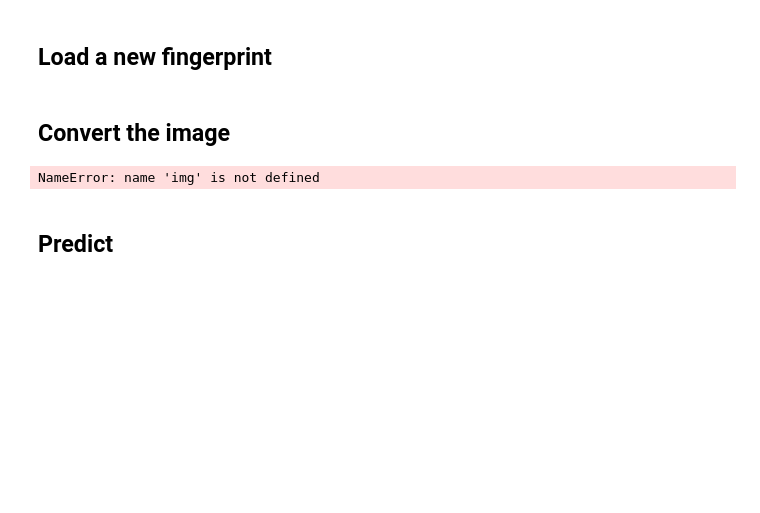
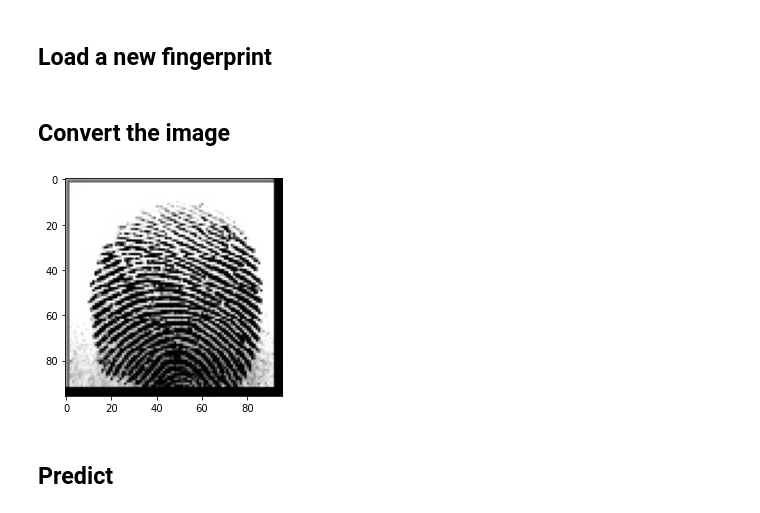
Before and after one commit to redhat-na-ssa/demo-rosa-sagemaker, a Jupyter notebook: notebooks/fingerprint/model_train_s3_leftright.ipynb, the cells around one changed output. Saved outputs shown, nothing was run; the diff lists cells and outputs as text; code cells hidden in the pictures; blank space fills up the shorter version.

```diff
--- a/notebooks/fingerprint/model_train_S3_LR.ipynb
+++ b/notebooks/fingerprint/model_train_s3_leftright.ipynb
@@ -637,10 +637,28 @@ model = keras.models.load_model( scratch_path + '/model/left-right-print-predict
 # %% [markdown]
 ## Convert the image
 # %%
+# un/comment test a print
+#path = scratch_path + '/real/1__M_Right_ring_finger.png'
+path = scratch_path + '/real/380__M_Right_index_finger.png'
+#path = scratch_path + '/real/466__F_Right_thumb_finger.png'
+#path = scratch_path + '/real/1__M_Left_little_finger.png'
+#path = scratch_path + '/real/105__M_Left_little_finger.png'
+#path = scratch_path + '/real/467__M_Left_little_finger.png'
+
+# Loads an image into PIL format.
+img = tf.keras.utils.load_img(
+    path,
+    color_mode="grayscale",
+    target_size=(img_height, img_width),
+    interpolation='nearest',
+)
+
+plt.imshow(img, cmap='gray')
+
 # Converts a PIL Image instance to a Numpy array.
 img_array = tf.keras.utils.img_to_array(img)
 # %% [output]
-NameError: name 'img' is not defined
+[figure, added]
 # %% [markdown]
 ## Predict
 # %%
```
Also changed, not shown: parts of 2 cells of this notebook.
